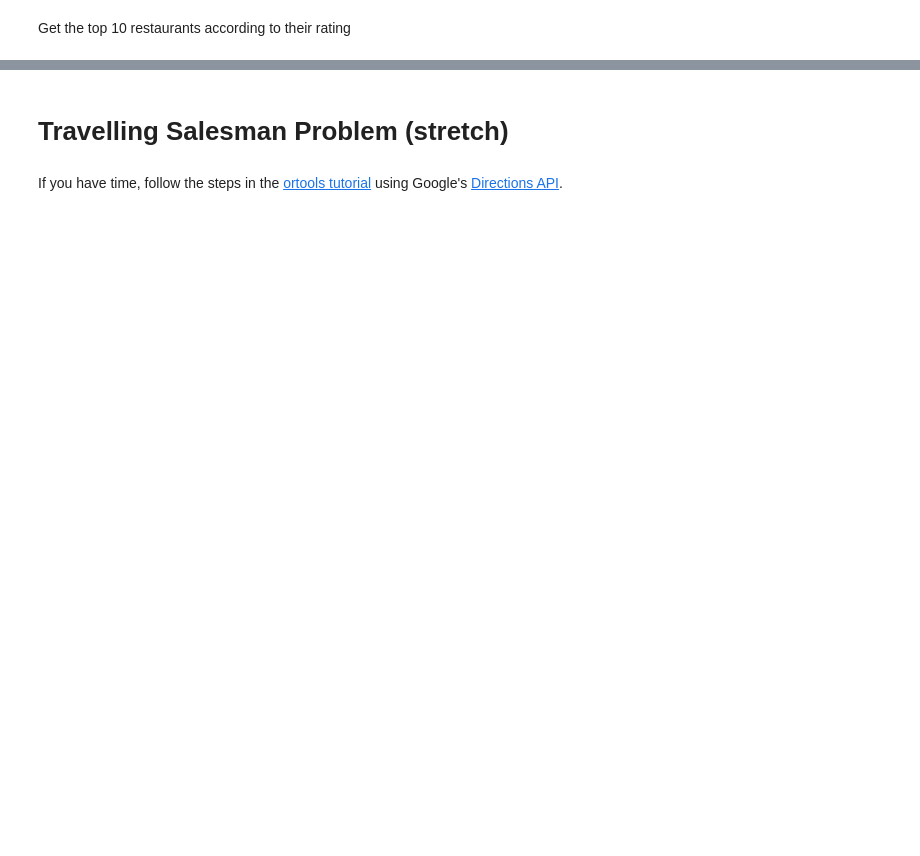
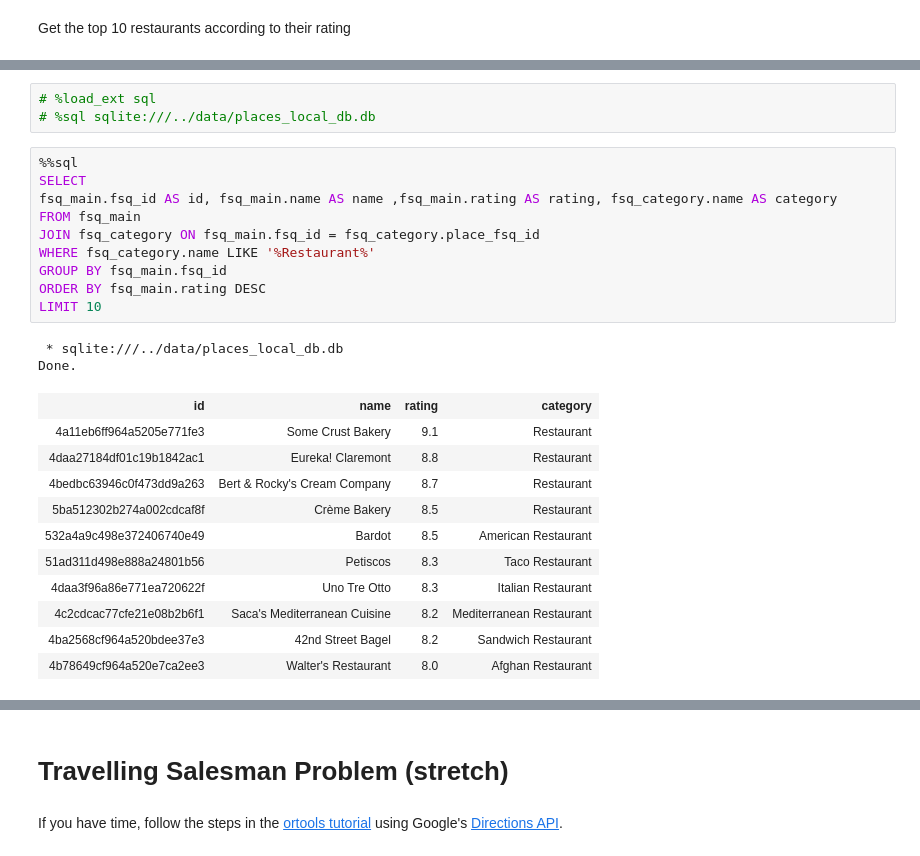
Before and after one commit to timothymhowe/m-project2, a Jupyter notebook: notebooks/EDA.ipynb, the cells around one changed output, grey strips where cells are left out. Cells and saved outputs as stored; diff of their text form; blank space fills up the shorter version.

```diff
--- a/notebooks/EDA.ipynb
+++ b/notebooks/EDA.ipynb
@@ -146,0 +253,27 @@ Get the top 10 restaurants according to their rating
+# %%
+# %load_ext sql
+# %sql sqlite:///../data/places_local_db.db
+# %%
+%%sql
+SELECT
+fsq_main.fsq_id AS id, fsq_main.name AS name ,fsq_main.rating AS rating, fsq_category.name AS category
+FROM fsq_main
+JOIN fsq_category ON fsq_main.fsq_id = fsq_category.place_fsq_id
+WHERE fsq_category.name LIKE '%Restaurant%'
+GROUP BY fsq_main.fsq_id
+ORDER BY fsq_main.rating DESC
+LIMIT 10
+# %% [output]
+ * sqlite:///../data/places_local_db.db
+Done.
+| id | name | rating | category |
+| 4a11eb6ff964a5205e771fe3 | Some Crust Bakery | 9.1 | Restaurant |
+| 4daa27184df01c19b1842ac1 | Eureka! Claremont | 8.8 | Restaurant |
+| 4bedbc63946c0f473dd9a263 | Bert & Rocky's Cream Company | 8.7 | Restaurant |
+| 5ba512302b274a002cdcaf8f | Crème Bakery | 8.5 | Restaurant |
+| 532a4a9c498e372406740e49 | Bardot | 8.5 | American Restaurant |
+| 51ad311d498e888a24801b56 | Petiscos | 8.3 | Taco Restaurant |
+| 4daa3f96a86e771ea720622f | Uno Tre Otto | 8.3 | Italian Restaurant |
+| 4c2cdcac77cfe21e08b2b6f1 | Saca's Mediterranean Cuisine | 8.2 | Mediterranean Restaurant |
+| 4ba2568cf964a520bdee37e3 | 42nd Street Bagel | 8.2 | Sandwich Restaurant |
+| 4b78649cf964a520e7ca2ee3 | Walter's Restaurant | 8.0 | Afghan Restaurant |
```
Also changed, not shown: parts of 15 cells of this notebook, 1 other file.
